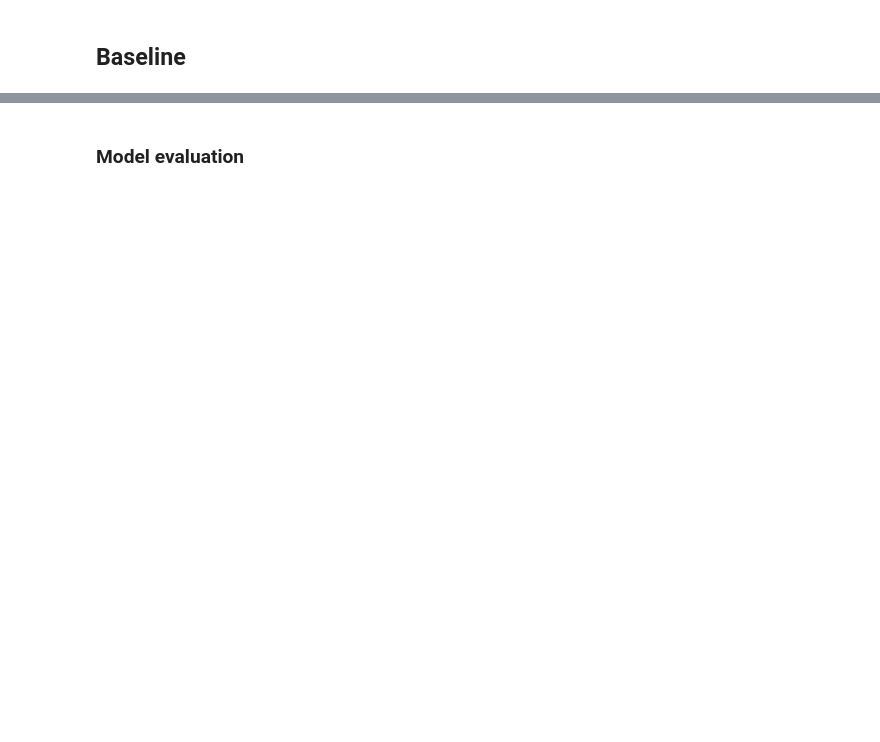
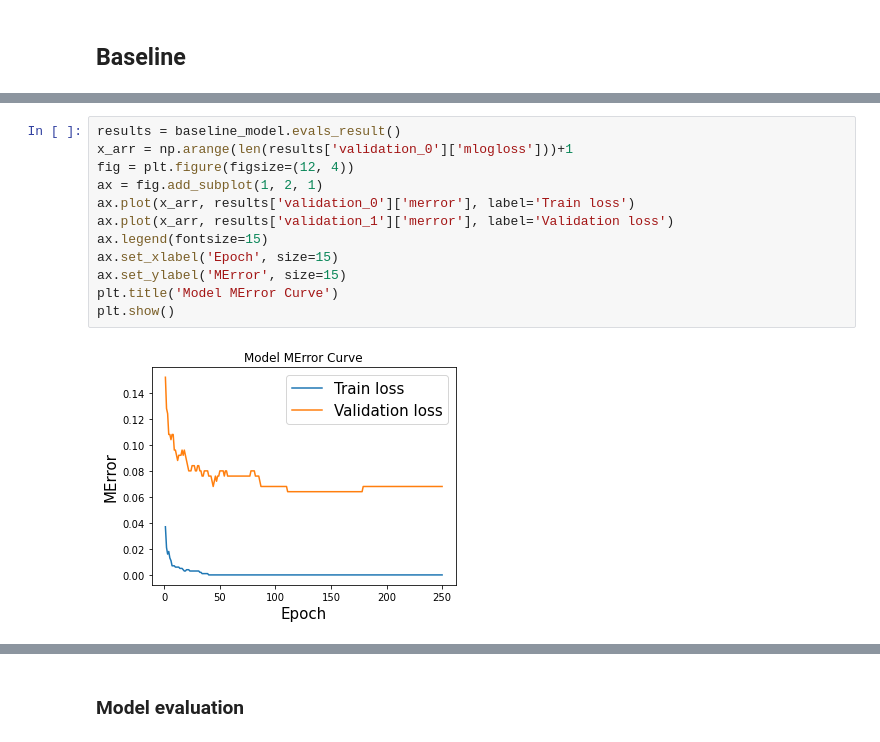
Before and after one commit to hlu17/Protein-Environment-Classification, a Jupyter notebook: modeling/xgb_empo3.ipynb, the cells around one changed output, grey strips where cells are left out. Saved outputs shown, nothing was run; the diff lists cells and outputs as text; blank space fills up the shorter version.

```diff
--- a/modeling/xgb_empo3.ipynb
+++ b/modeling/xgb_empo3.ipynb
@@ -112,3 +130,17 @@ XGBClassifier(base_score=0.5, booster='gbtree', callbacks=None,
+# %%
+results = baseline_model.evals_result()
+x_arr = np.arange(len(results['validation_0']['mlogloss']))+1
+fig = plt.figure(figsize=(12, 4))
+ax = fig.add_subplot(1, 2, 1)
+ax.plot(x_arr, results['validation_0']['merror'], label='Train loss')
+ax.plot(x_arr, results['validation_1']['merror'], label='Validation loss')
+ax.legend(fontsize=15)
+ax.set_xlabel('Epoch', size=15)
+ax.set_ylabel('MError', size=15)
+plt.title('Model MError Curve')
+plt.show()
+# %% [output]
+[figure, added]
 # %% [markdown]
 ### Model Tuning
 
```
Also changed, not shown: parts of 18 cells of this notebook, 4 other files.
